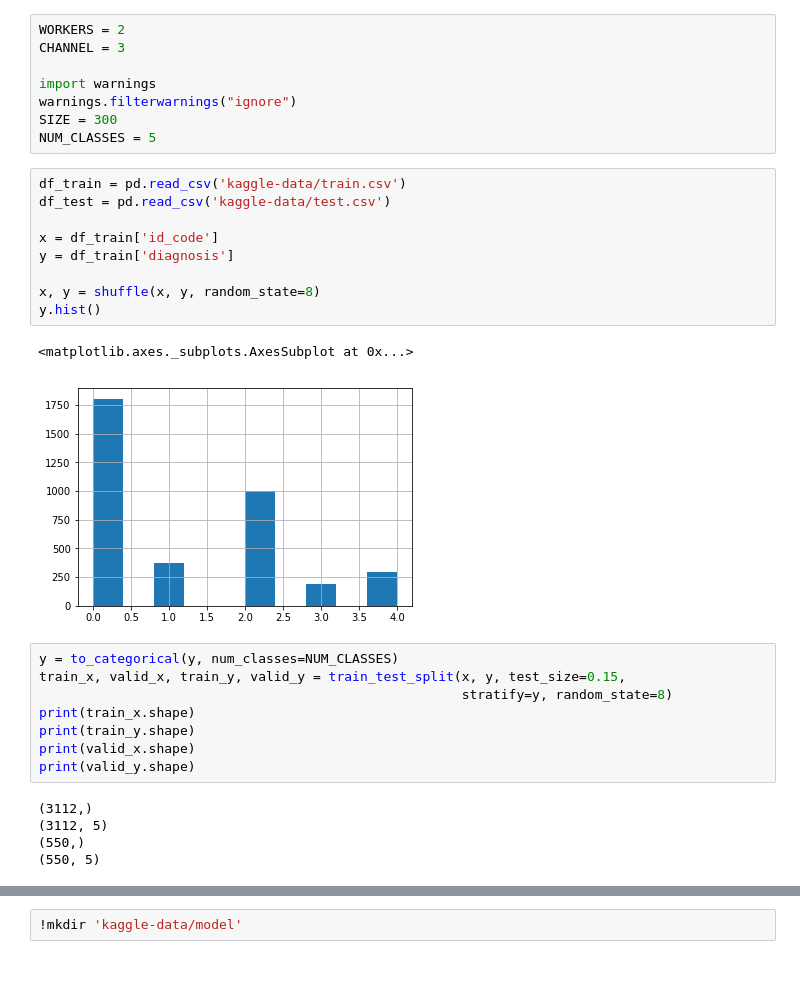
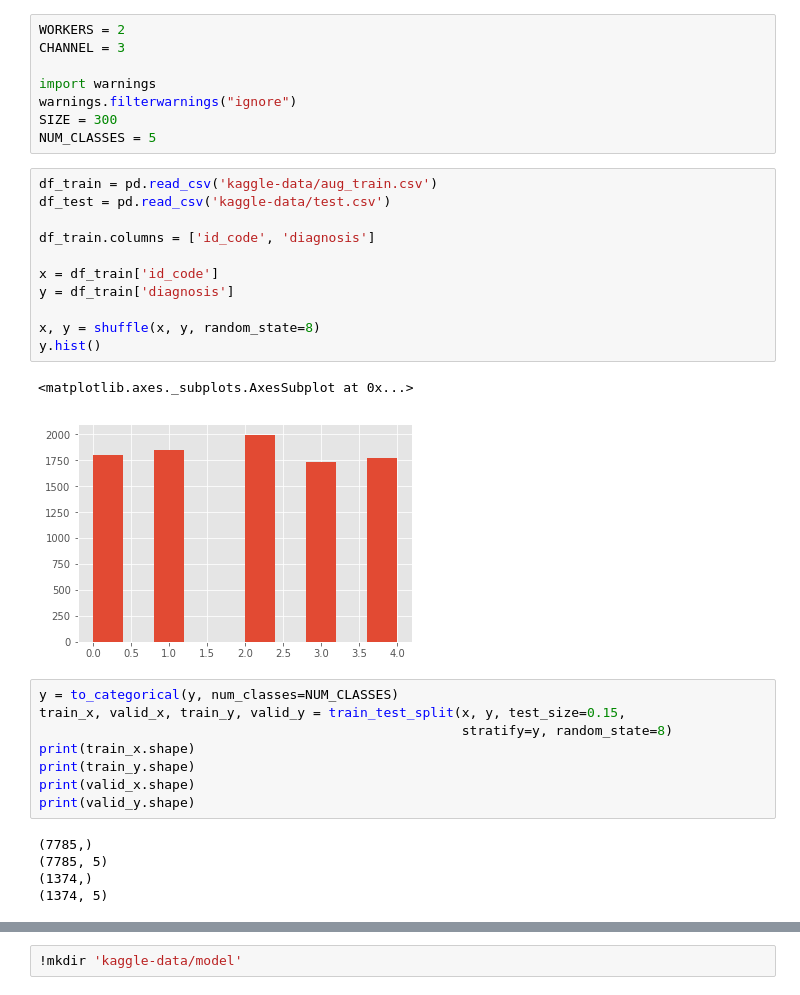
Before and after one commit to MittalNeha/retinopathy-kaggle, a Jupyter notebook: Resnet_50_baseline.ipynb, the cells around one changed output, grey strips where cells are left out. Saved outputs shown, nothing was run; the diff lists cells and outputs as text.

```diff
--- a/Resnet_50_baseline.ipynb
+++ b/Resnet_50_baseline.ipynb
@@ -96,17 +113,19 @@ warnings.filterwarnings("ignore")
 SIZE = 300
 NUM_CLASSES = 5
 # %%
-df_train = pd.read_csv('kaggle-data/train.csv')
+df_train = pd.read_csv('kaggle-data/aug_train.csv')
 df_test = pd.read_csv('kaggle-data/test.csv')
+
+df_train.columns = ['id_code', 'diagnosis']
 
 x = df_train['id_code']
 y = df_train['diagnosis']
 
 x, y = shuffle(x, y, random_state=8)
 y.hist()
 # %% [output]
 <matplotlib.axes._subplots.AxesSubplot at 0x...>
-[figure, old version]
+[figure, new version]
 # %%
 y = to_categorical(y, num_classes=NUM_CLASSES)
 train_x, valid_x, train_y, valid_y = train_test_split(x, y, test_size=0.15,
@@ -116,10 +135,10 @@ print(train_y.shape)
 print(valid_x.shape)
 print(valid_y.shape)
 # %% [output]
-(3112,)
-(3112, 5)
-(550,)
-(550, 5)
+(7785,)
+(7785, 5)
+(1374,)
+(1374, 5)
 # %%
 class My_Generator(Sequence):
 
```
Also changed, not shown: parts of 21 cells of this notebook.
